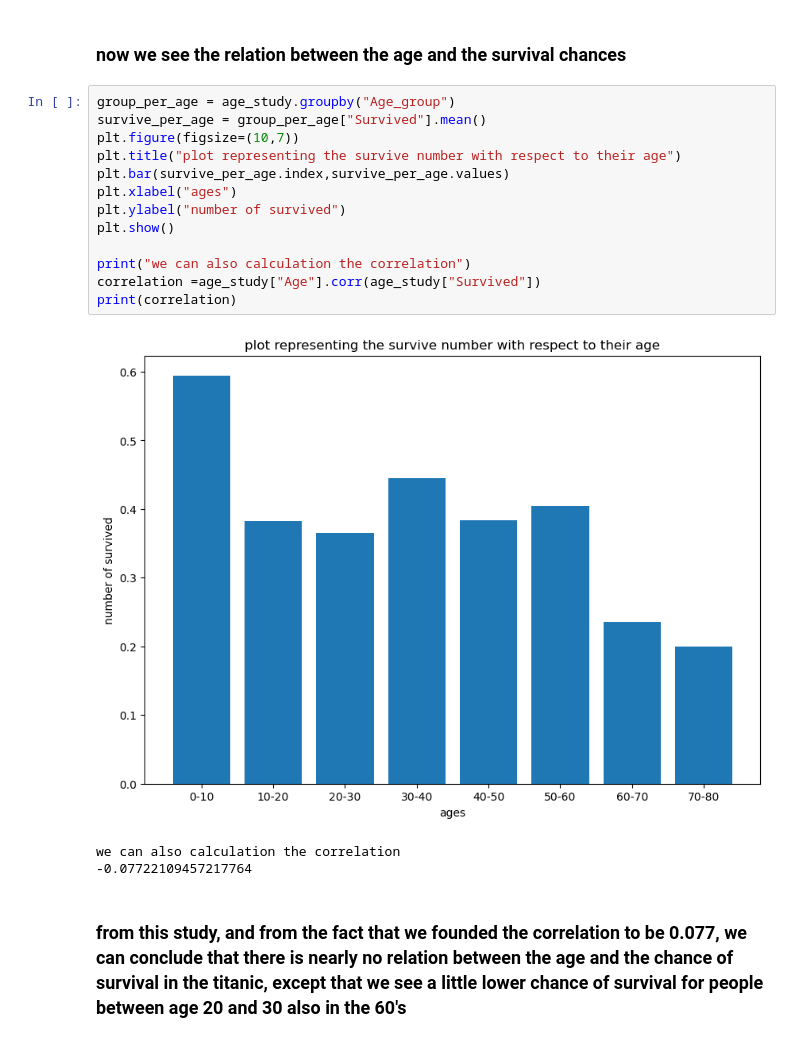
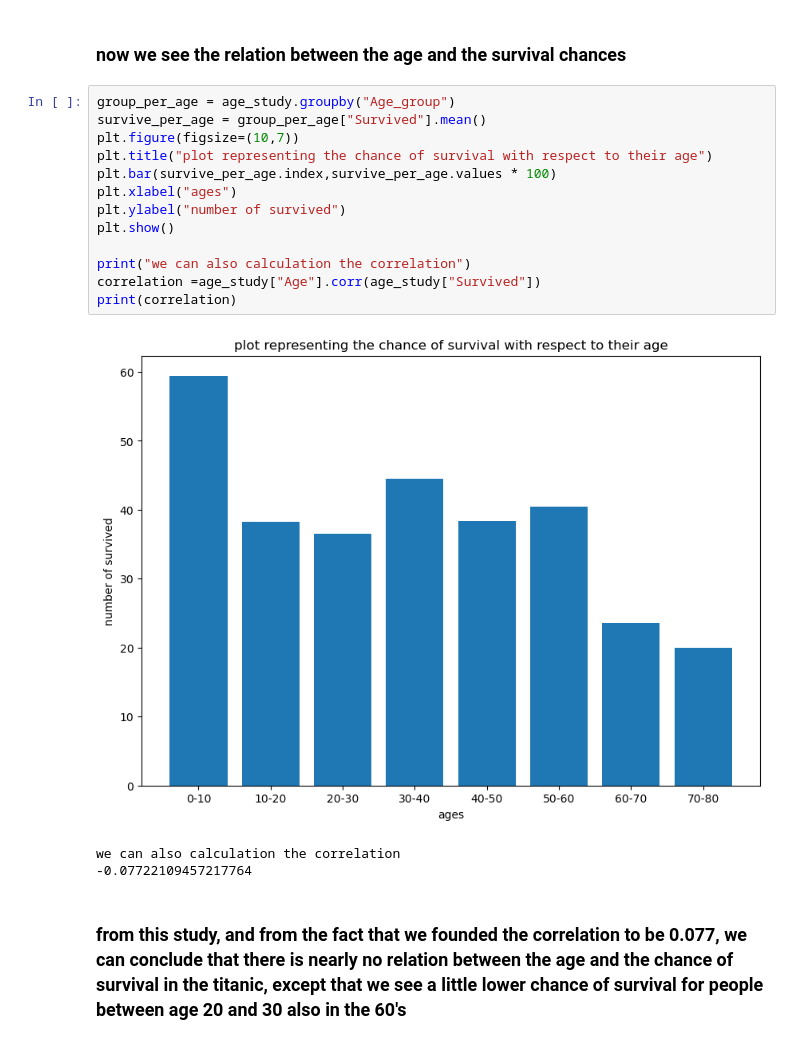
Before and after one commit to faresBenhammadi/data_analysis_titanic, a Jupyter notebook: notebook.ipynb, the cells around one changed output. Saved outputs shown, nothing was run; the diff lists cells and outputs as text.

```diff
--- a/notebook.ipynb
+++ b/notebook.ipynb
@@ -143,18 +143,18 @@ Name: count, Length: 88, dtype: int64
 # %%
 group_per_age = age_study.groupby("Age_group")
 survive_per_age = group_per_age["Survived"].mean()
 plt.figure(figsize=(10,7))
-plt.title("plot representing the survive number with respect to their age")
-plt.bar(survive_per_age.index,survive_per_age.values)
+plt.title("plot representing the chance of survival with respect to their age")
+plt.bar(survive_per_age.index,survive_per_age.values * 100)
 plt.xlabel("ages")
 plt.ylabel("number of survived")
 plt.show()
 
 print("we can also calculation the correlation")
 correlation =age_study["Age"].corr(age_study["Survived"])
 print(correlation)
 # %% [output]
-[figure, old version]
+[figure, new version]
 we can also calculation the correlation
 -0.07722109457217764
 # %% [markdown]
```
Also changed, not shown: parts of 16 cells of this notebook, 1 other file.
